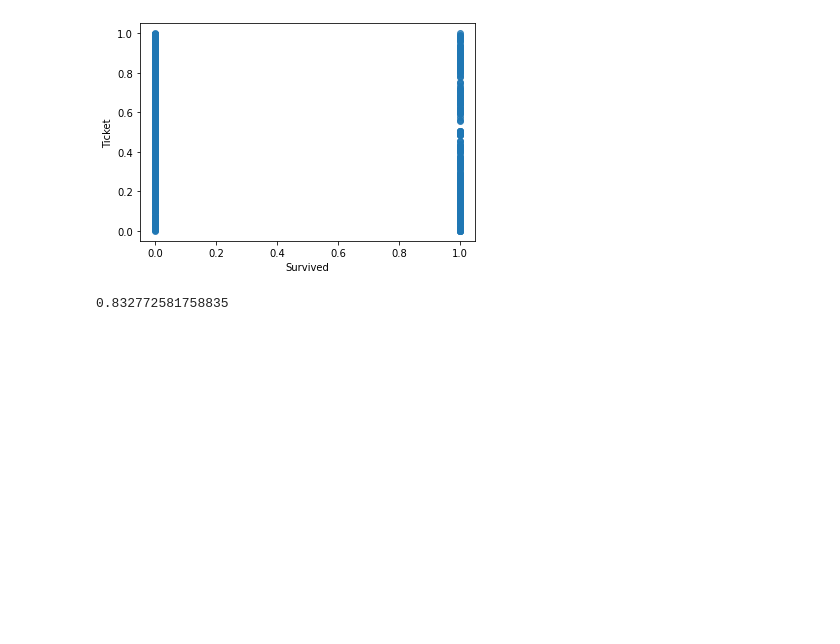
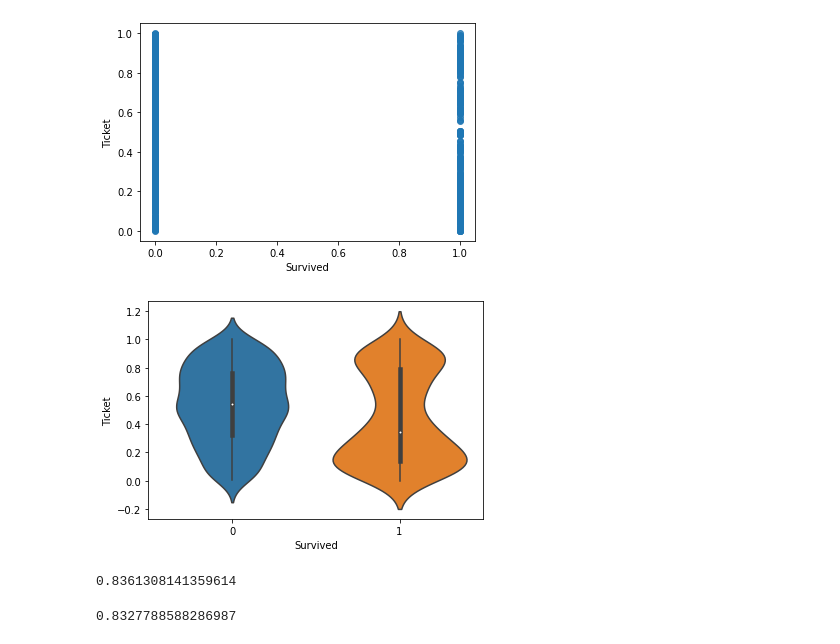
Before and after one commit to s111100001/ML100Days, a Jupyter notebook: homework/Day_031_HW.ipynb, the cells around one changed output. Drawn from its saved outputs; the diff is of its cells as text; code cells hidden in the pictures; blank space fills up the shorter version.

```diff
--- a/homework/Day_031_HW.ipynb
+++ b/homework/Day_031_HW.ipynb
@@ -107,20 +112,33 @@ sns.regplot(x=train_Y, y=df['Ticket'], fit_reg=False)
 plt.show()
 # %% [output]
 [figure]
+# %%
+sns.violinplot(x=train_Y, y=df['Ticket'], fit_reg=False)
+plt.show()
+# %% [output]
+[figure, added]
 # %%
 # 製作新特徵看效果
 """
 Your Code Here
 """
-# 製作四特徵 : 加, 乘, 互除(分母加1避免除0) 看效果 (Note: 數值原本已經最大最小化介於 [0,1] 區間, 這四種新特徵也會落在 [0,1] 區間)
+# 製作2特徵 : 加, 乘, 互除(分母加1避免除0) 看效果 (Note: 數值原本已經最大最小化介於 [0,1] 區間, 這四種新特徵也會落在 [0,1] 區間)
 df['Add_char'] = (df['Ticket'] + df['Sex']) / 2
-df['Multi_char'] = df['Ticket'] * df['Sex']
 df['GO_div1p'] = df['Ticket'] / (df['Sex']+1) * 2
-df['OG_div1p'] = df['Sex'] / (df['Ticket']+1) * 2
 train_X = MMEncoder.fit_transform(df)
 cross_val_score(estimator, train_X, train_Y, cv=5).mean()
 # %% [output]
-0.832772581758835
+0.8361308141359614
+# %%
+# 4特徵
+df['Add_char'] = (df['Ticket'] + df['Sex']) / 2
+df['Multi_char'] = df['Ticket'] * df['Sex']
+df['GO_div1p'] = df['Ticket'] / (df['Sex']+1) * 2
+df['OG_div1p'] = df['Sex'] / (df['Ticket']+1) * 2
+train_X = MMEncoder.fit_transform(df)
+cross_val_score(estimator, train_X, train_Y, cv=5).mean()
+# %% [output]
+0.8327788588286987
 # %%
 df
 # %% [output]
```
Also changed, not shown: parts of 5 cells of this notebook.
